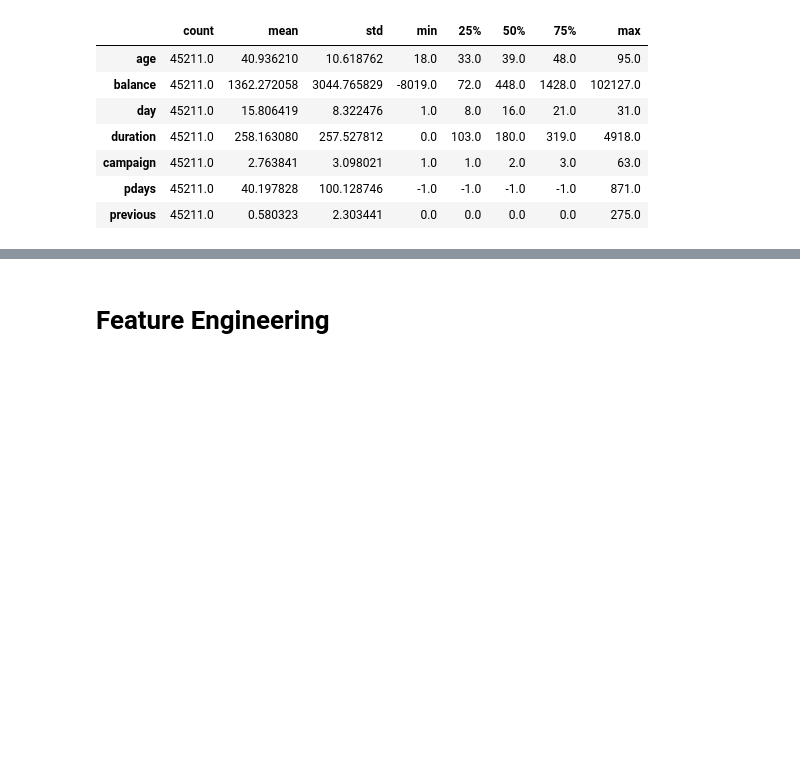
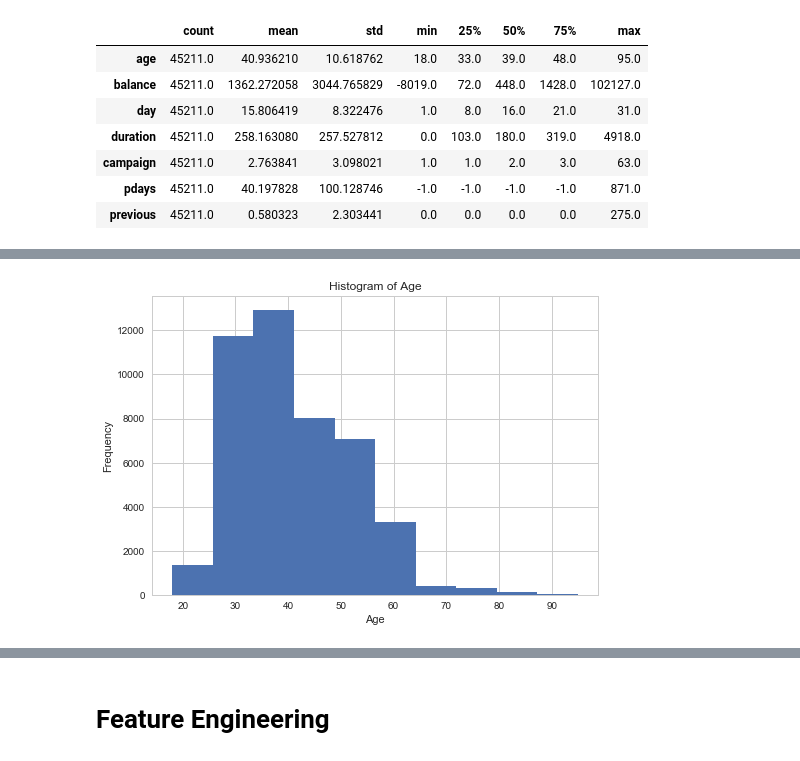
Before and after one commit to prakhardogra921/Bank-Marketing-Classification, a Jupyter notebook: 1.ipynb, the cells around one changed output, grey strips where cells are left out. Cells and saved outputs as stored; diff of their text form; code cells hidden in the pictures; blank space fills up the shorter version.

```diff
--- a/1.ipynb
+++ b/1.ipynb
@@ -46,0 +104,8 @@ df.describe().T
+# %%
+df.age.hist()
+plt.title('Histogram of Age')
+plt.xlabel('Age')
+plt.ylabel('Frequency')
+plt.show()
+# %% [output]
+[figure, added]
```
Also changed, not shown: parts of 40 cells of this notebook, 10 other files.
